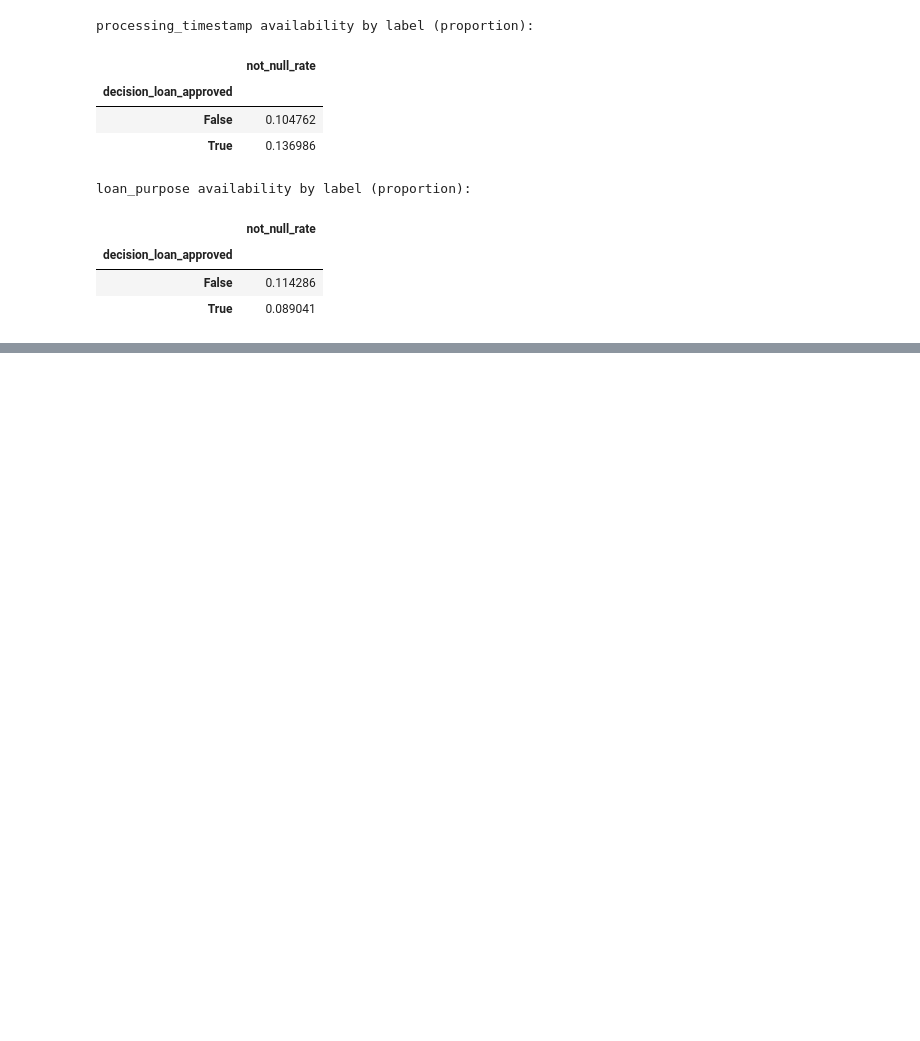
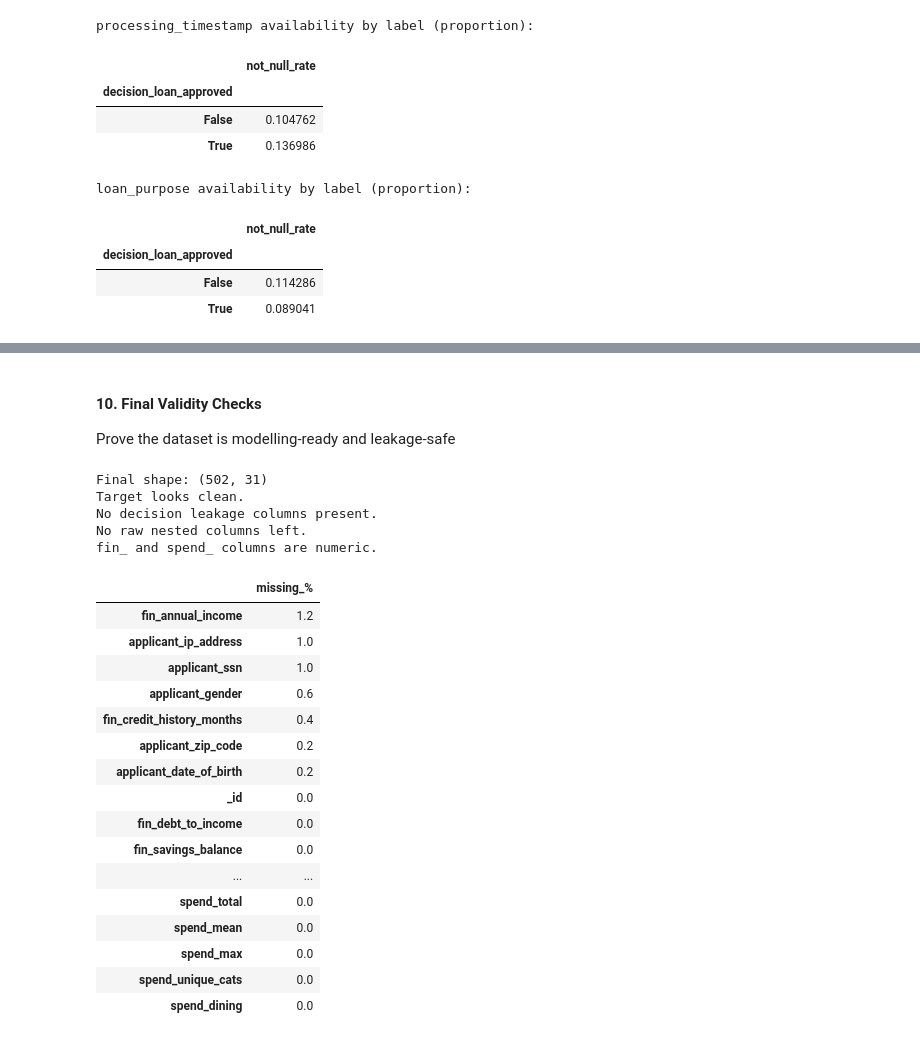
Before and after one commit to leo-nor-pro/dego-project-team6, a Jupyter notebook: notebooks/01-data-quality.ipynb, the cells around one changed output, grey strips where cells are left out. Saved outputs shown, nothing was run; the diff lists cells and outputs as text; code cells hidden in the pictures; blank space fills up the shorter version.

Commit message:
Add "Duplicate Checks" and "Final Validity Checks" to notebook

```diff
--- a/notebooks/01-data-quality.ipynb
+++ b/notebooks/01-data-quality.ipynb
@@ -421,0 +464,53 @@ loan_purpose availability by label (proportion):
+# %% [markdown]
+#### 10. Final Validity Checks
+Prove the dataset is modelling-ready and leakage-safe
+# %%
+print("Final shape:", df_clean.shape)
+
+# 1) Label check
+assert "decision_loan_approved" in df_clean.columns, "Missing target column!"
+assert df_clean["decision_loan_approved"].dropna().isin([True, False]).all(), "Target is not clean boolean!"
+print("Target looks clean.")
+
+# 2) Leakage check
+leak_cols = [c for c in df_clean.columns if c.startswith("decision_") and c != "decision_loan_approved"]
+assert len(leak_cols) == 0, f"Leakage columns still present: {leak_cols}"
+print("No decision leakage columns present.")
+
+# 3) No nested leftovers
+nested_left = [c for c in ["applicant_info", "financials", "decision", "spending_behavior"] if c in df_clean.columns]
+assert len(nested_left) == 0, f"Nested raw columns still present: {nested_left}"
+print("No raw nested columns left.")
+
+# 4) Numeric sanity checks
+num_cols = [c for c in df_clean.columns if c.startswith(("fin_", "spend_"))]
+bad_numeric = df_clean[num_cols].select_dtypes(exclude=["number"]).columns.tolist()
+assert len(bad_numeric) == 0, f"These fin_/spend_ columns are not numeric: {bad_numeric}"
+print("fin_ and spend_ columns are numeric.")
+
+# 5) Final missingness snapshot
+missing_pct = (df_clean.isna().mean().sort_values(ascending=False) * 100).round(1)
+display(missing_pct.head(20).to_frame("missing_%"))
+# %% [output]
+Final shape: (502, 31)
+Target looks clean.
+No decision leakage columns present.
+No raw nested columns left.
+fin_ and spend_ columns are numeric.
+|  | missing_% |
+| fin_annual_income | 1.2 |
+| applicant_ip_address | 1.0 |
+| applicant_ssn | 1.0 |
+| applicant_gender | 0.6 |
+| fin_credit_history_months | 0.4 |
+| applicant_zip_code | 0.2 |
+| applicant_date_of_birth | 0.2 |
+| _id | 0.0 |
+| fin_debt_to_income | 0.0 |
+| fin_savings_balance | 0.0 |
+| ... | ... |
+| spend_total | 0.0 |
+| spend_mean | 0.0 |
+| spend_max | 0.0 |
+| spend_unique_cats | 0.0 |
+| spend_dining | 0.0 |
```
Also changed, not shown: parts of 2 cells of this notebook.
